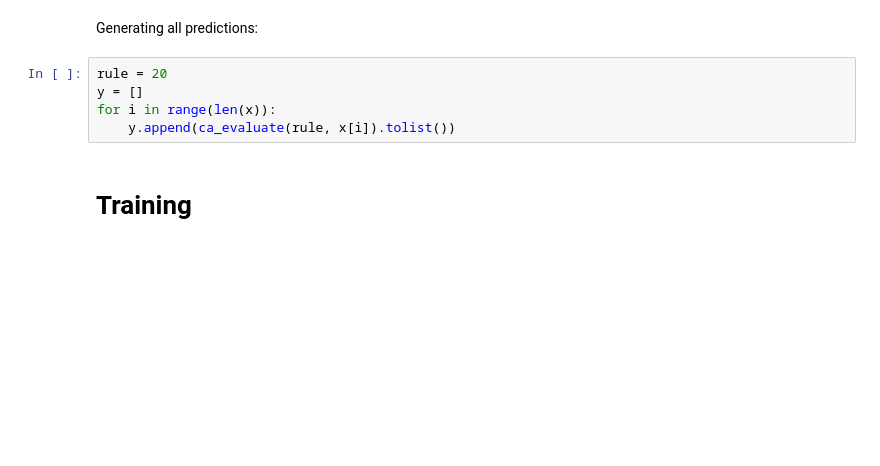
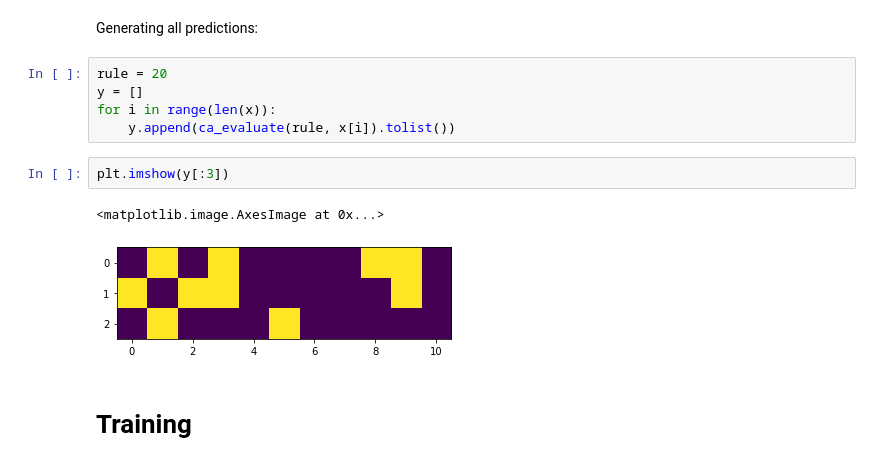
Before and after one commit to python-cbpf/machine-learning-correia-p, a Jupyter notebook: CA_r20_keras_v1.ipynb, the cells around one changed output. Cells and saved outputs as stored; diff of their text form; blank space fills up the shorter version.

```diff
--- a/CA_r20_keras_v1.ipynb
+++ b/CA_r20_keras_v1.ipynb
@@ -69,6 +74,11 @@ rule = 20
 y = []
 for i in range(len(x)):
     y.append(ca_evaluate(rule, x[i]).tolist())
+# %%
+plt.imshow(y[:3])
+# %% [output]
+<matplotlib.image.AxesImage at 0x...>
+[figure, added]
 # %% [markdown]
 # Training
 # %%
```
Also changed, not shown: parts of 5 cells of this notebook.
